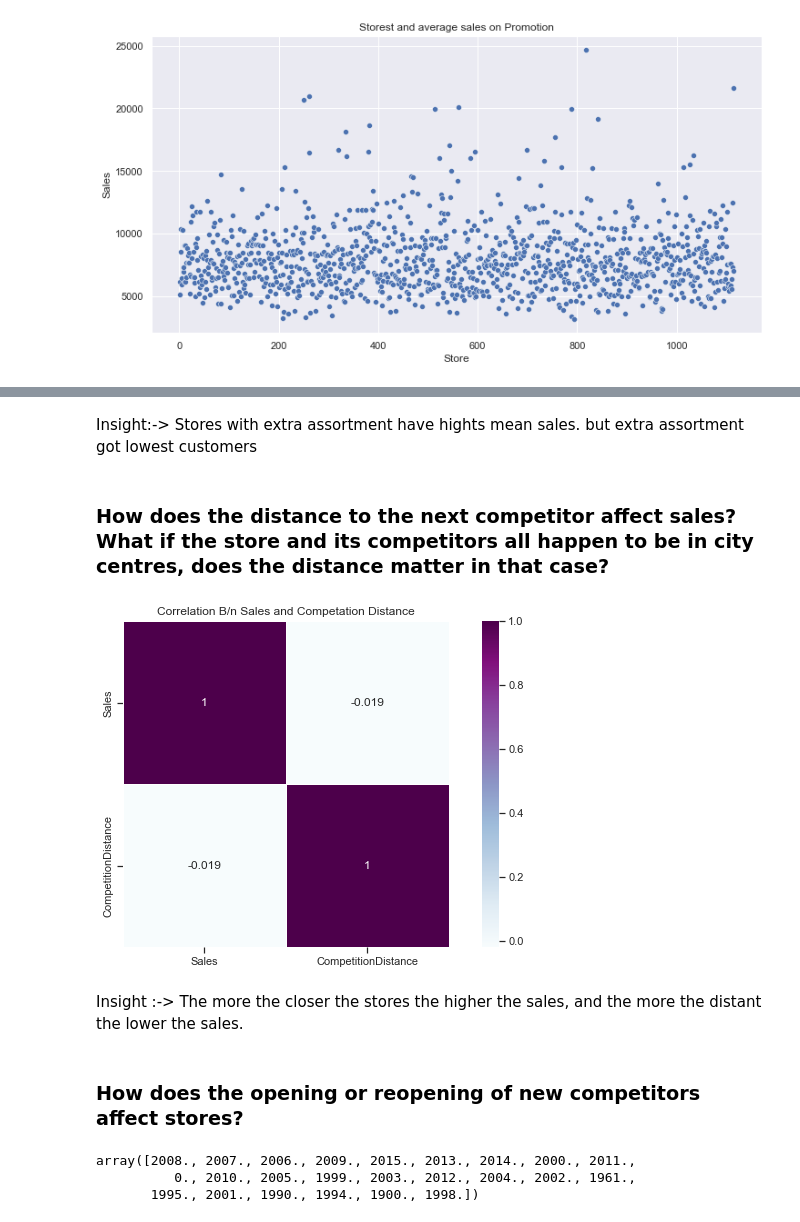
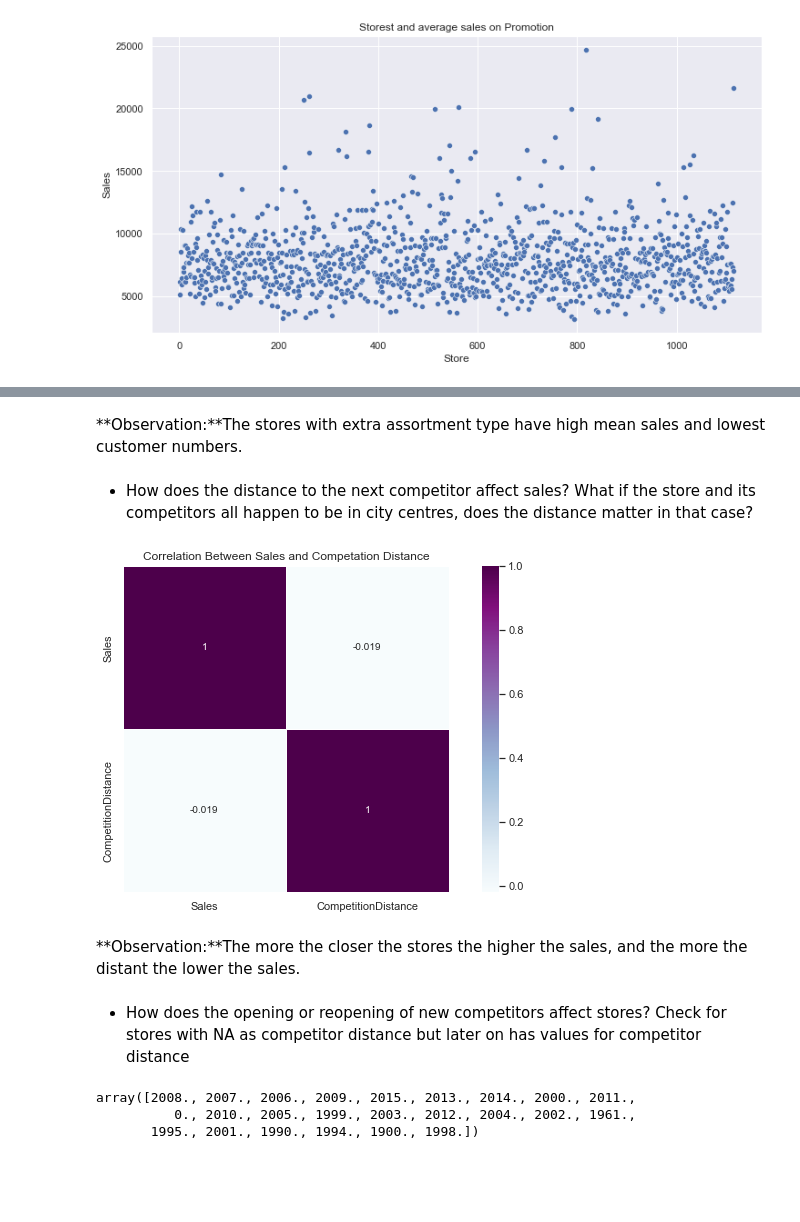
Before and after one commit to tadesse381/Pharmaceutical_Sales_prediction, a Jupyter notebook: notebooks/EDA_of_customer_purchasing_behavior.ipynb, the cells around one changed output, grey strips where cells are left out. Drawn from its saved outputs; the diff is of its cells as text; code cells hidden in the pictures; blank space fills up the shorter version.

```diff
--- a/notebooks/EDA_of_customer_purchasing_behavior.ipynb
+++ b/notebooks/EDA_of_customer_purchasing_behavior.ipynb
@@ -658,18 +671,18 @@ INFO:root:util.py - get assortment for value of c
 | 1 | b | 8553.931999 | 16972525 |
 | 2 | c | 6058.676567 | 294302292 |
 # %% [markdown]
-Insight:-> Stores with extra assortment have hights mean sales. but extra assortment got lowest customers
+**Observation:**The stores with extra assortment type have high mean sales and lowest customer numbers.
 # %% [markdown]
-### How does the distance to the next competitor affect sales? What if the store and its competitors all happen to be in city centres, does the distance matter in that case?
+- How does the distance to the next competitor affect sales? What if the store and its competitors all happen to be in city centres, does the distance matter in that case?
 # %%
 columns = train_store[['Sales', 'CompetitionDistance']]
-plot.heatmap(columns, title='Correlation B/n Sales and Competation Distance')
+plot.heatmap(columns, title='Correlation Between Sales and Competation Distance')
 # %% [output]
-[figure, old version]
+[figure, new version]
-# %% [markdown]
-Insight :-> The more the closer the stores the higher the sales, and the more the distant the lower the sales.
+# %% [markdown]
+**Observation:**The more the closer the stores the higher the sales, and the more the distant the lower the sales.
 # %% [markdown]
-### How does the opening or reopening of new competitors affect stores?
+- How does the opening or reopening of new competitors affect stores? Check for stores with NA as competitor distance but later on has values for competitor distance
 # %%
 train_store["CompetitionOpenSinceYear"].unique()
 # %% [output]
```
Also changed, not shown: parts of 42 cells of this notebook.
